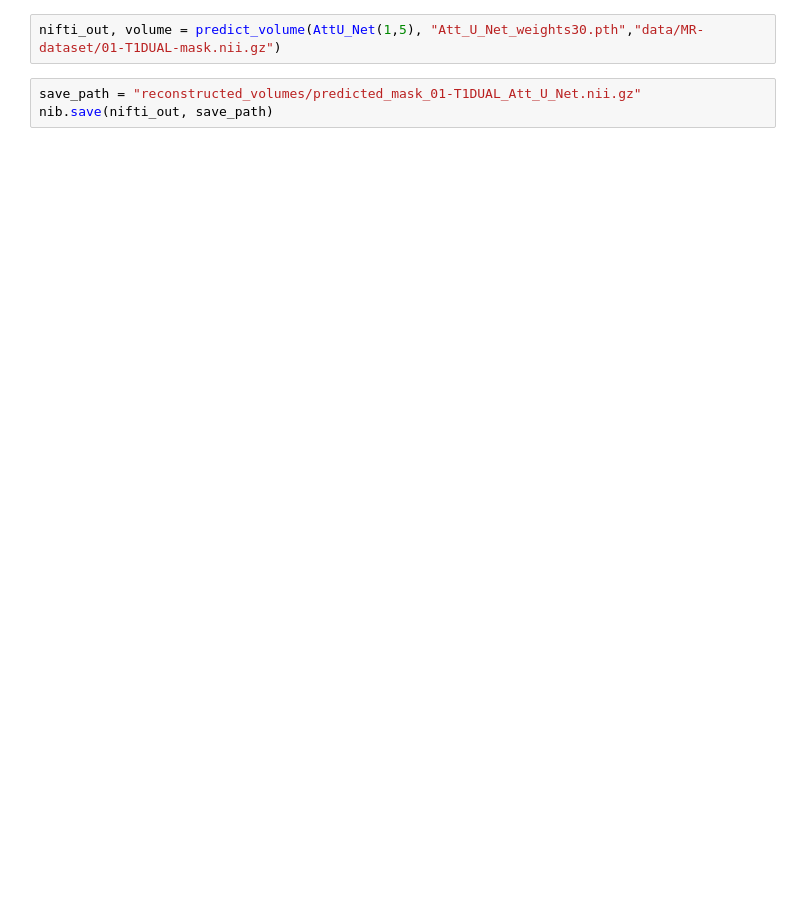
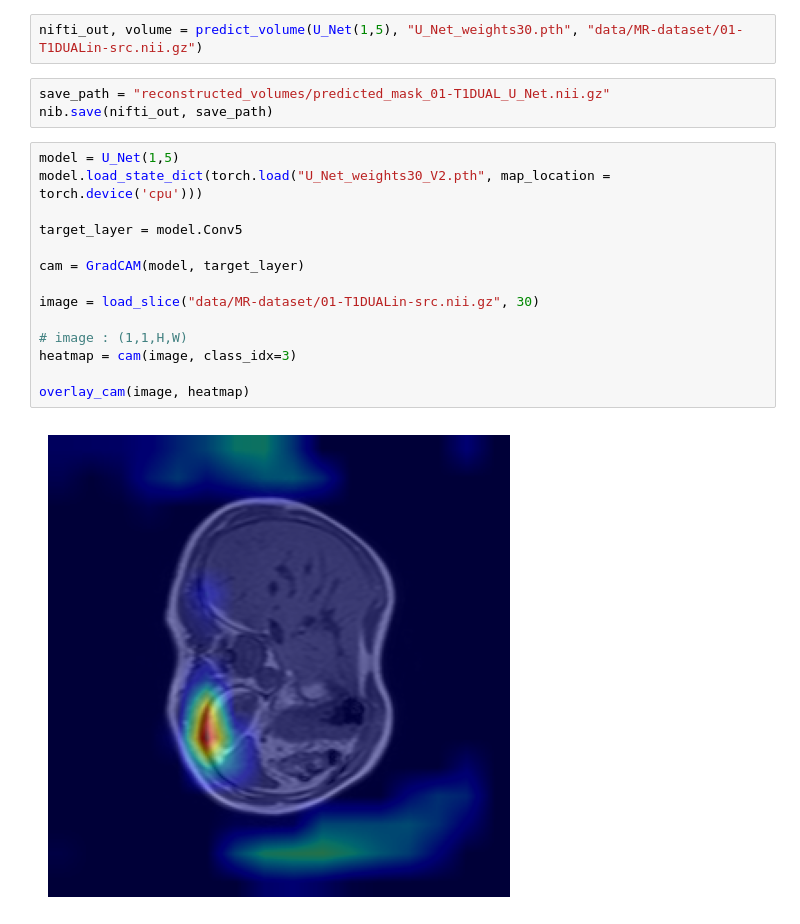
Before and after one commit to YZO4IAETHGe/Attention-based-U-net, a Jupyter notebook: notebook.ipynb, the cells around one changed output. Saved outputs shown, nothing was run; the diff lists cells and outputs as text; blank space fills up the shorter version.

```diff
--- a/notebook.ipynb
+++ b/notebook.ipynb
@@ -69,5 +139,21 @@ torch.Size([256, 256])
 # %%
-nifti_out, volume = predict_volume(AttU_Net(1,5), "Att_U_Net_weights30.pth","data/MR-dataset/01-T1DUAL-mask.nii.gz")
+nifti_out, volume = predict_volume(U_Net(1,5), "U_Net_weights30.pth", "data/MR-dataset/01-T1DUALin-src.nii.gz")
 # %%
-save_path = "reconstructed_volumes/predicted_mask_01-T1DUAL_Att_U_Net.nii.gz"
+save_path = "reconstructed_volumes/predicted_mask_01-T1DUAL_U_Net.nii.gz"
 nib.save(nifti_out, save_path)
+# %%
+model = U_Net(1,5)
+model.load_state_dict(torch.load("U_Net_weights30_V2.pth", map_location = torch.device('cpu')))
+
+target_layer = model.Conv5
+
+cam = GradCAM(model, target_layer)
+
+image = load_slice("data/MR-dataset/01-T1DUALin-src.nii.gz", 30)
+
+# image : (1,1,H,W)
+heatmap = cam(image, class_idx=3)
+
+overlay_cam(image, heatmap)
+# %% [output]
+[figure, added]
```
Also changed, not shown: parts of 30 cells of this notebook, 7 other files.
